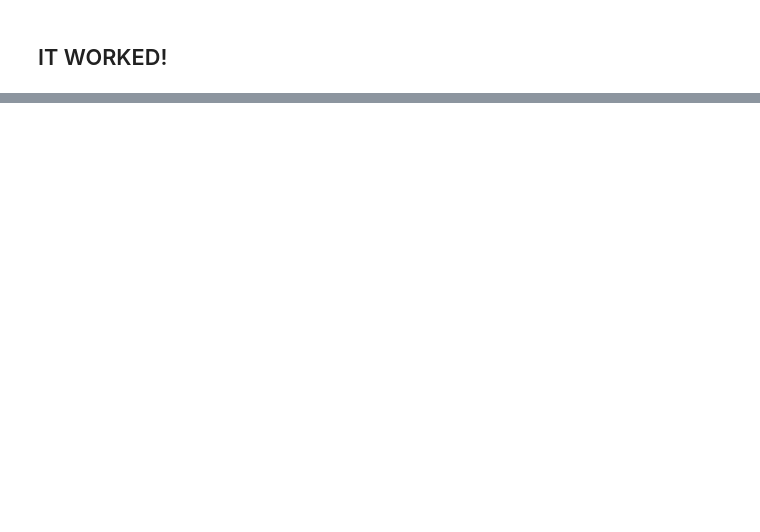
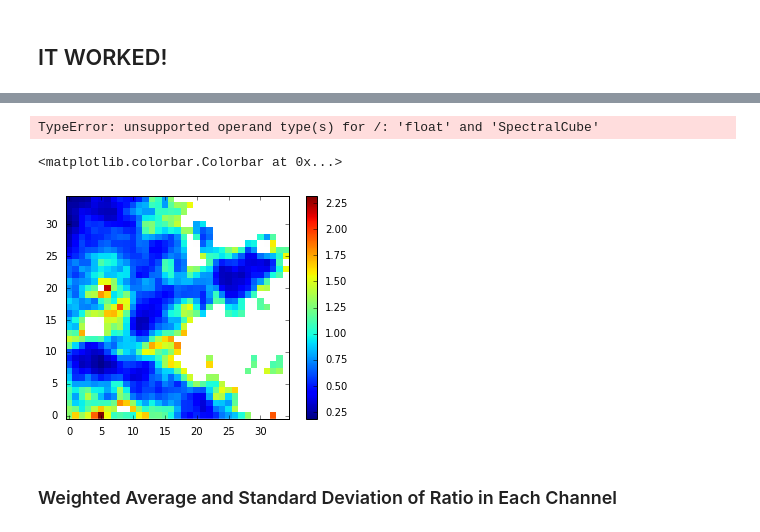
Before and after one commit to jrobbfed/carma, a Jupyter notebook: notebooks/Calculate Shell Mass, Momentum and Kinetic Energy.ipynb, the cells around one changed output, grey strips where cells are left out. Cells and saved outputs as stored; diff of their text form; code cells hidden in the pictures; blank space fills up the shorter version.

```diff
--- a/notebooks/Calculate Shell Mass, Momentum and Kinetic Energy.ipynb
+++ b/notebooks/Calculate Shell Mass, Momentum and Kinetic Energy.ipynb
@@ -182,0 +304,14 @@ plt.imshow(obs_cube_masked[40].data, interpolation='none')
+# %%
+sigma_ratio_5sig = ratio_5sig * np.sqrt((rms_map_12co / subcube_shell_12co_5sig)**2.
+                                        + (rms_map_13co / subcube_shell_13co_5sig)**2.)
+weights = 1./(sigma_ratio_5sig.filled_data[:,:,:]**2.)
+# %% [output]
+TypeError: unsupported operand type(s) for /: 'float' and 'SpectralCube'
+# %%
+plt.imshow(sigma_ratio_5sig[120,:,:].data, interpolation='none')
+plt.colorbar()
+# %% [output]
+<matplotlib.colorbar.Colorbar at 0x...>
+[figure, added]
+# %% [markdown]
+### Weighted Average and Standard Deviation of Ratio in Each Channel
```
Also changed, not shown: parts of 21 cells of this notebook, 2 other files.
